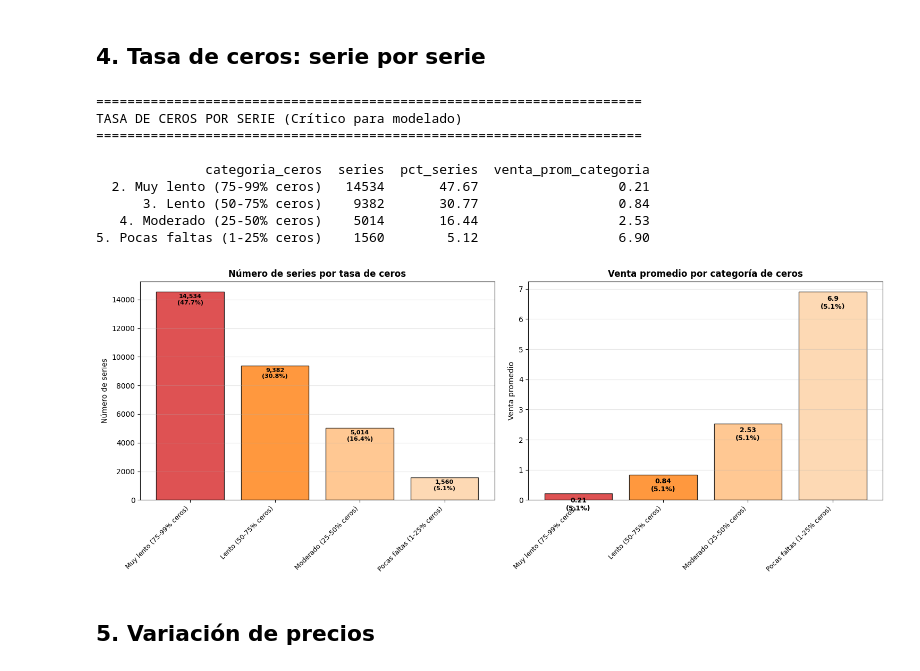
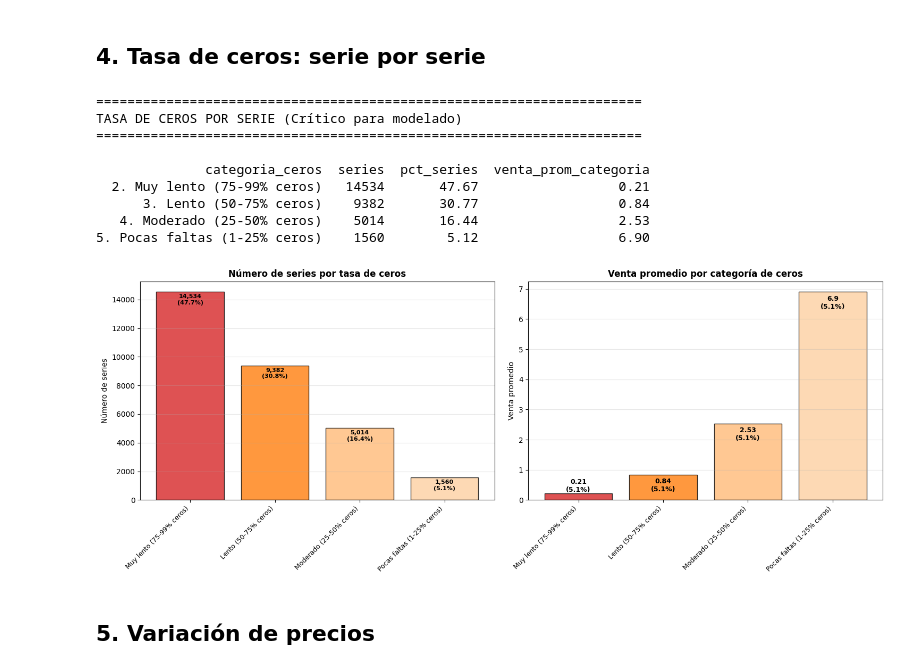
Before and after one commit to desareca/m5-probabilistic-forecast, a Jupyter notebook: notebooks/01_eda.ipynb, the cells around one changed output. Drawn from its saved outputs; the diff is of its cells as text; code cells hidden in the pictures.

Commit message:
fix text plot Venta promedio por categoría de ceros

```diff
--- a/notebooks/01_eda.ipynb
+++ b/notebooks/01_eda.ipynb
@@ -272,35 +272,38 @@ axes[0].set_xticklabels([c.split('. ')[1] for c in df_ceros['categoria_ceros']],
 axes[0].set_title('Número de series por tasa de ceros', fontsize=12, fontweight='bold')
 axes[0].set_ylabel('Número de series')
 axes[0].grid(axis='y', alpha=0.3)
 for i, (v, p) in enumerate(zip(df_ceros['series'], df_ceros['pct_series'])):
     axes[0].text(i, v - df_ceros['series'].max() * 0.06, f'{v:,}\n({p:.1f}%)', ha='center', fontsize=8, fontweight='bold')
 
 
 # Venta promedio por categoría de ceros
 axes[1].bar(range(len(df_ceros)), df_ceros['venta_prom_categoria'],
             color=colors_ceros, edgecolor='black', alpha=0.8)
 axes[1].set_xticks(range(len(df_ceros)))
 axes[1].set_xticklabels([c.split('. ')[1] for c in df_ceros['categoria_ceros']],
                          rotation=45, ha='right', fontsize=9)
 axes[1].set_title('Venta promedio por categoría de ceros', fontsize=12, fontweight='bold')
 axes[1].set_ylabel('Venta promedio')
 axes[1].grid(axis='y', alpha=0.3)
 for i, v in enumerate(df_ceros['venta_prom_categoria']):
-    axes[1].text(i, v - df_ceros['venta_prom_categoria'].max() * 0.08, f'{v:,}\n({p:.1f}%)', ha='center', fontsize=9, fontweight='bold')
+    hpos = v - df_ceros['venta_prom_categoria'].max() * 0.08
+    if hpos <= df_ceros['venta_prom_categoria'].max() * 0.035:
+        hpos = v + df_ceros['venta_prom_categoria'].max() * 0.008
+    axes[1].text(i, hpos, f'{v:,}\n({p:.1f}%)', ha='center', fontsize=9, fontweight='bold')
 
 plt.tight_layout()
 plt.show()
 # %% [output]
 ======================================================================
 TASA DE CEROS POR SERIE (Crítico para modelado)
 ======================================================================
 
               categoria_ceros  series  pct_series  venta_prom_categoria
   2. Muy lento (75-99% ceros)   14534       47.67                  0.21
       3. Lento (50-75% ceros)    9382       30.77                  0.84
    4. Moderado (25-50% ceros)    5014       16.44                  2.53
 5. Pocas faltas (1-25% ceros)    1560        5.12                  6.90
-[figure, old version]
+[figure, new version]
 # %% [markdown]
 ## 5. Variación de precios
 # %%
```
Also changed, not shown: parts of 3 cells of this notebook.
